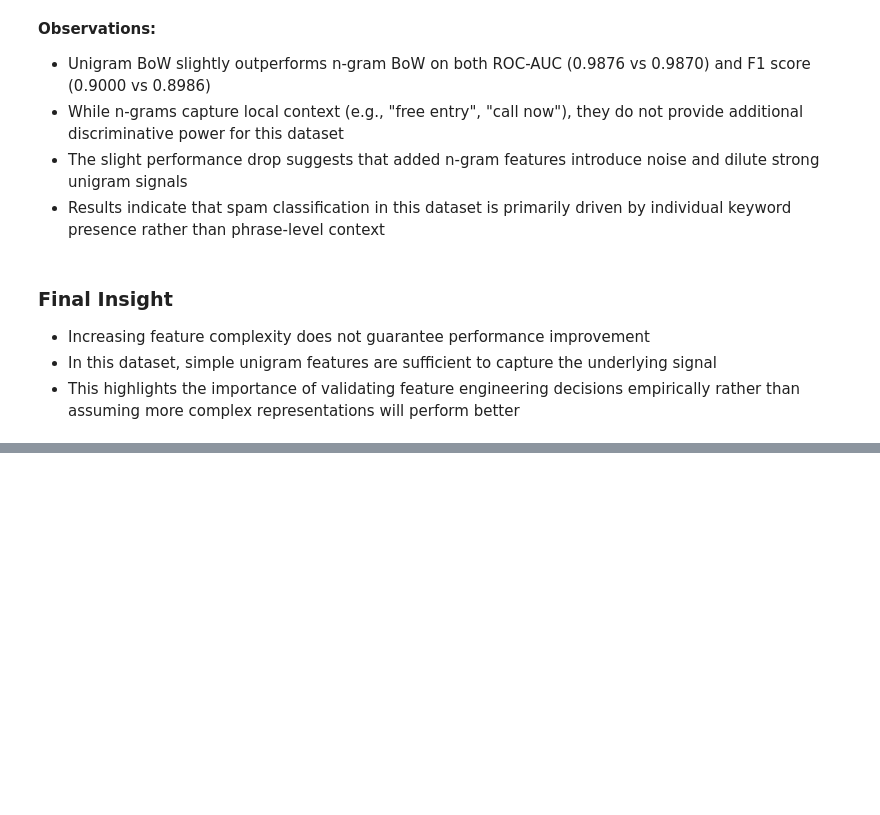
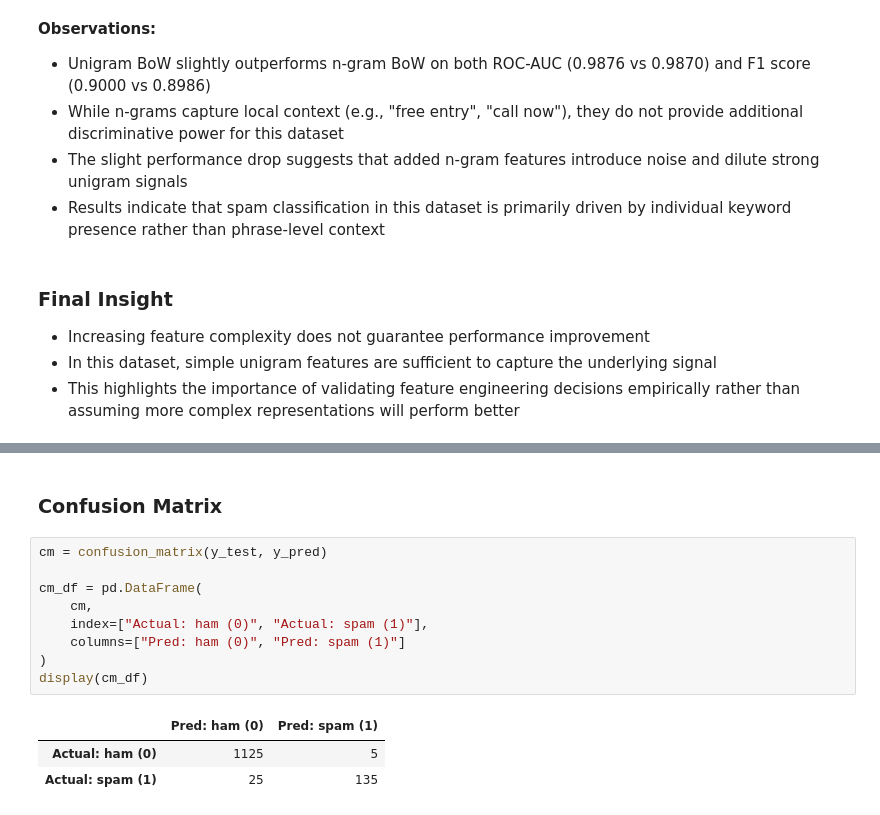
Before and after one commit to AmishaTiwari/nlp-playbook, a Jupyter notebook: notebooks/02_vectorization/bow_tfidf.ipynb, the cells around one changed output, grey strips where cells are left out. Drawn from its saved outputs; the diff is of its cells as text; blank space fills up the shorter version.

```diff
--- a/notebooks/02_vectorization/bow_tfidf.ipynb
+++ b/notebooks/02_vectorization/bow_tfidf.ipynb
@@ -542,0 +669,15 @@ Representation  ROC-AUC  F1 Score
+# %% [markdown]
+### Confusion Matrix
+# %%
+cm = confusion_matrix(y_test, y_pred)
+
+cm_df = pd.DataFrame(
+    cm,
+    index=["Actual: ham (0)", "Actual: spam (1)"],
+    columns=["Pred: ham (0)", "Pred: spam (1)"]
+)
+display(cm_df)
+# %% [output]
+|  | Pred: ham (0) | Pred: spam (1) |
+| Actual: ham (0) | 1125 | 5 |
+| Actual: spam (1) | 25 | 135 |
```
Also changed, not shown: parts of 17 cells of this notebook.
